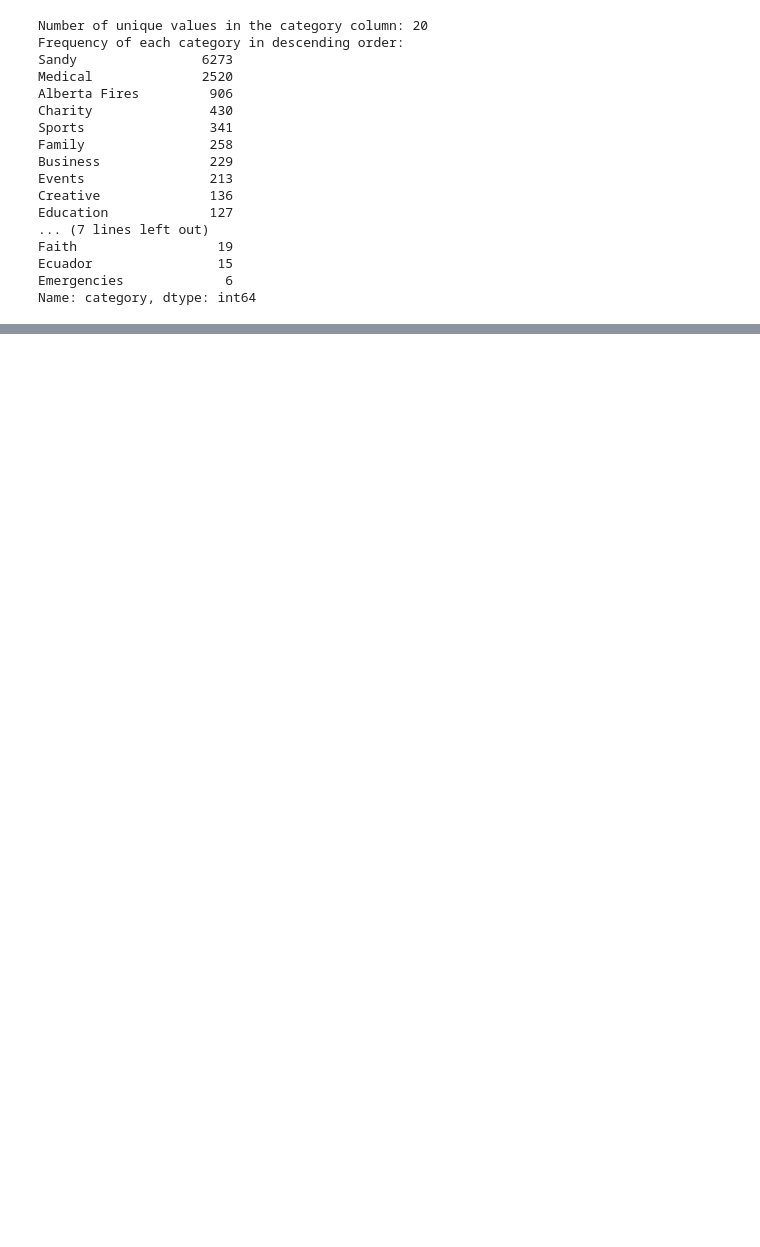
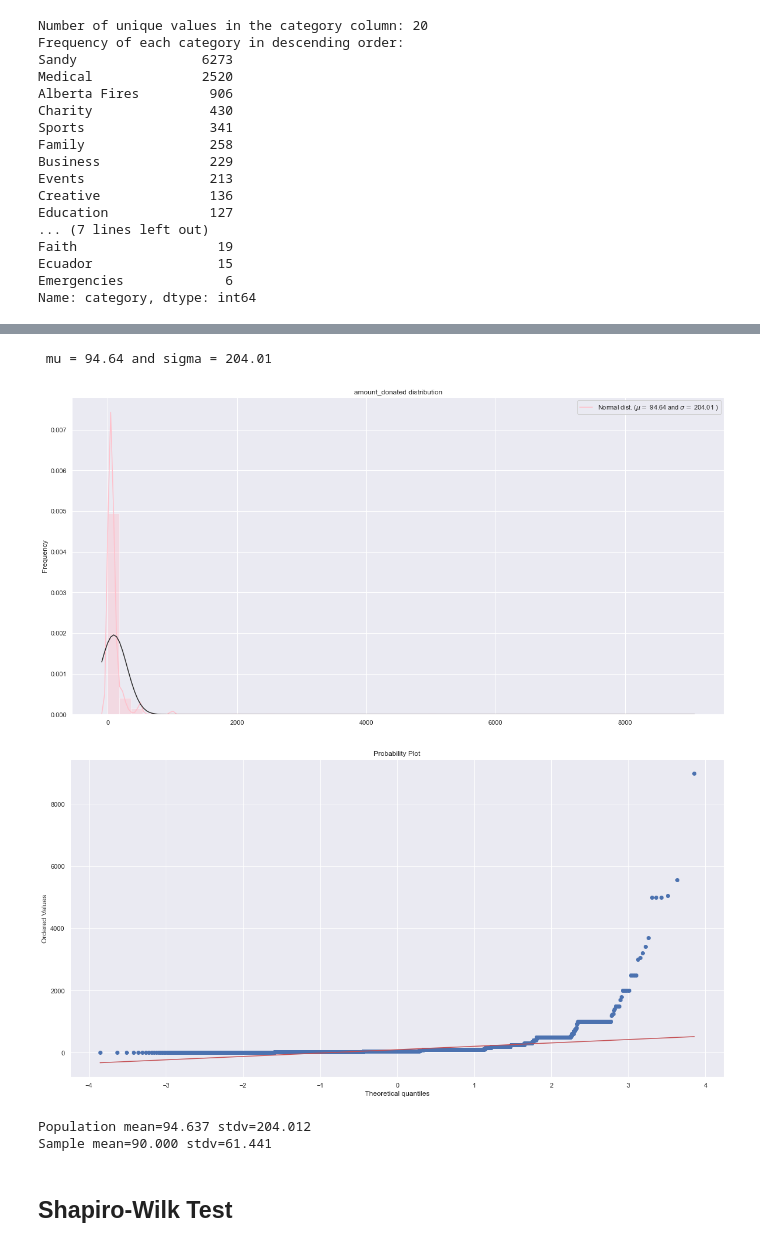
Before and after one commit to tnathu-ai/Oaktree, a Jupyter notebook: task.ipynb, the cells around one changed output, grey strips where cells are left out. Saved outputs shown, nothing was run; the diff lists cells and outputs as text; code cells hidden in the pictures; blank space fills up the shorter version.

```diff
--- a/task.ipynb
+++ b/task.ipynb
@@ -260,0 +163,6 @@ memory usage: 457.1 KB
+# %%
+from matplotlib.cbook import boxplot_stats
+
+filter_data = df.amount_donated[~np.isnan(df.amount_donated)] # have to fliter NaN values before we use the boxplot_stats
+stats = boxplot_stats(filter_data)
+stats
@@ -338,0 +374,42 @@ df.head(3)
+# %%
+from scipy import stats
+from scipy.stats import norm, skew #for some statistics
+
+
+amount_donated = np.array(df['amount_donated'], dtype=float)
+sns.distplot(amount_donated , fit=norm,color = 'pink');
+
+# Get the fitted parameters used by the function
+(mu, sigma) = norm.fit(amount_donated)
+print( '\n mu = {:.2f} and sigma = {:.2f}\n'.format(mu, sigma))
+
+#Now plot the distribution
+plt.legend(['Normal dist. ($\mu=$ {:.2f} and $\sigma=$ {:.2f} )'.format(mu, sigma)],
+            loc='best')
+plt.ylabel('Frequency')
+plt.title('amount_donated distribution')
+
+# Get also the QQ-plot
+fig = plt.figure()
+res = stats.probplot(amount_donated, plot=plt)
+plt.show()
+# %% [output]
+ mu = 94.64 and sigma = 204.01
+[figure, added]
+[figure, added]
+# %%
+# Select 10 random samples
+
+df2 = df.sample(n=10, random_state=42) # random state is a seed value ensure the reproducibility of the results
+
+
+# convert specified column in the dataframe into series
+population_amount_donated = df['amount_donated'].squeeze()
+print('Population mean=%.3f stdv=%.3f' % (mean(population_amount_donated), std(population_amount_donated)))
+sample_amount_donated = df2['amount_donated'].squeeze()
+print('Sample mean=%.3f stdv=%.3f' % (mean(sample_amount_donated), std(sample_amount_donated)))
+# %% [output]
+Population mean=94.637 stdv=204.012
+Sample mean=90.000 stdv=61.441
+# %% [markdown]
+## Shapiro-Wilk Test
```
Also changed, not shown: parts of 53 cells of this notebook, 4 other files.
